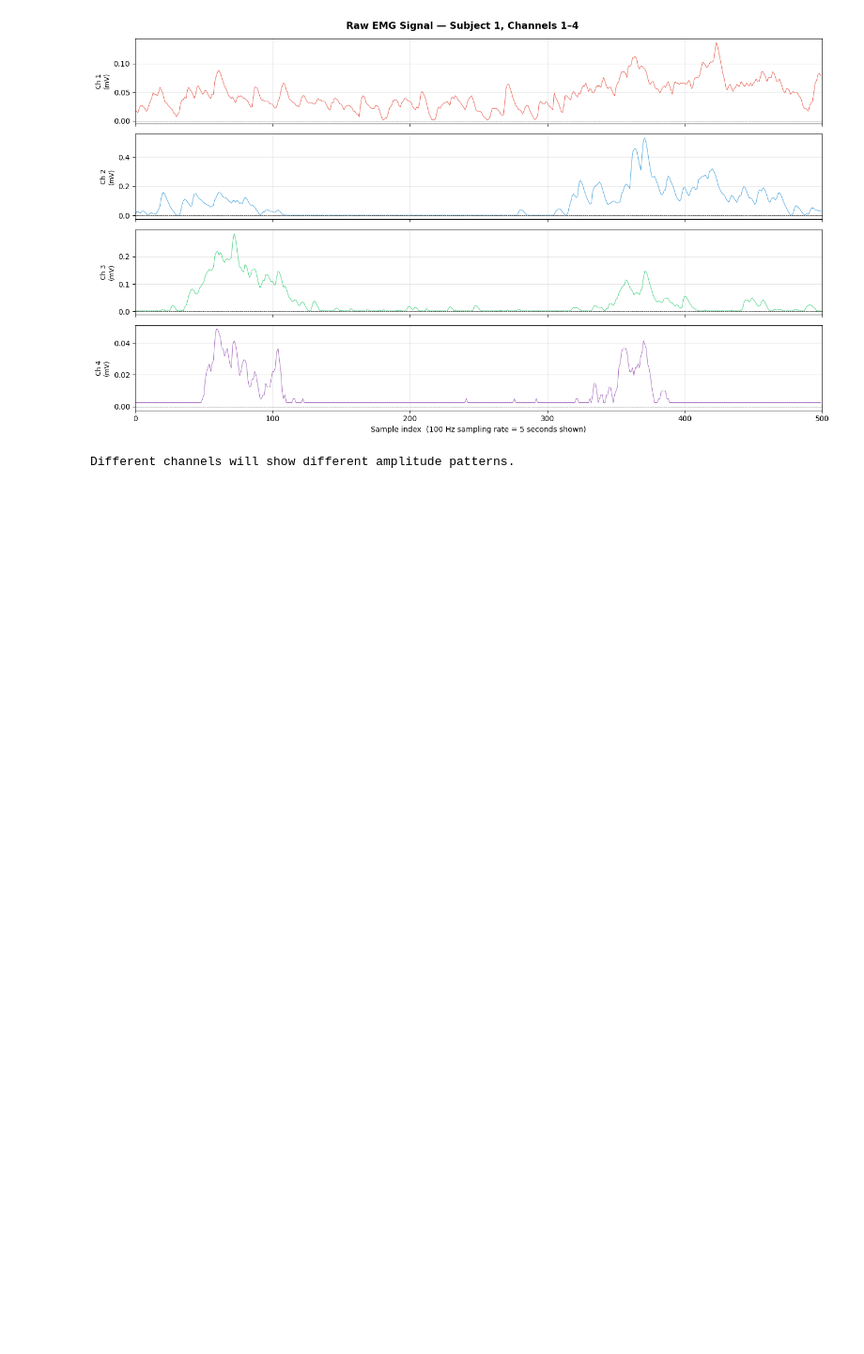
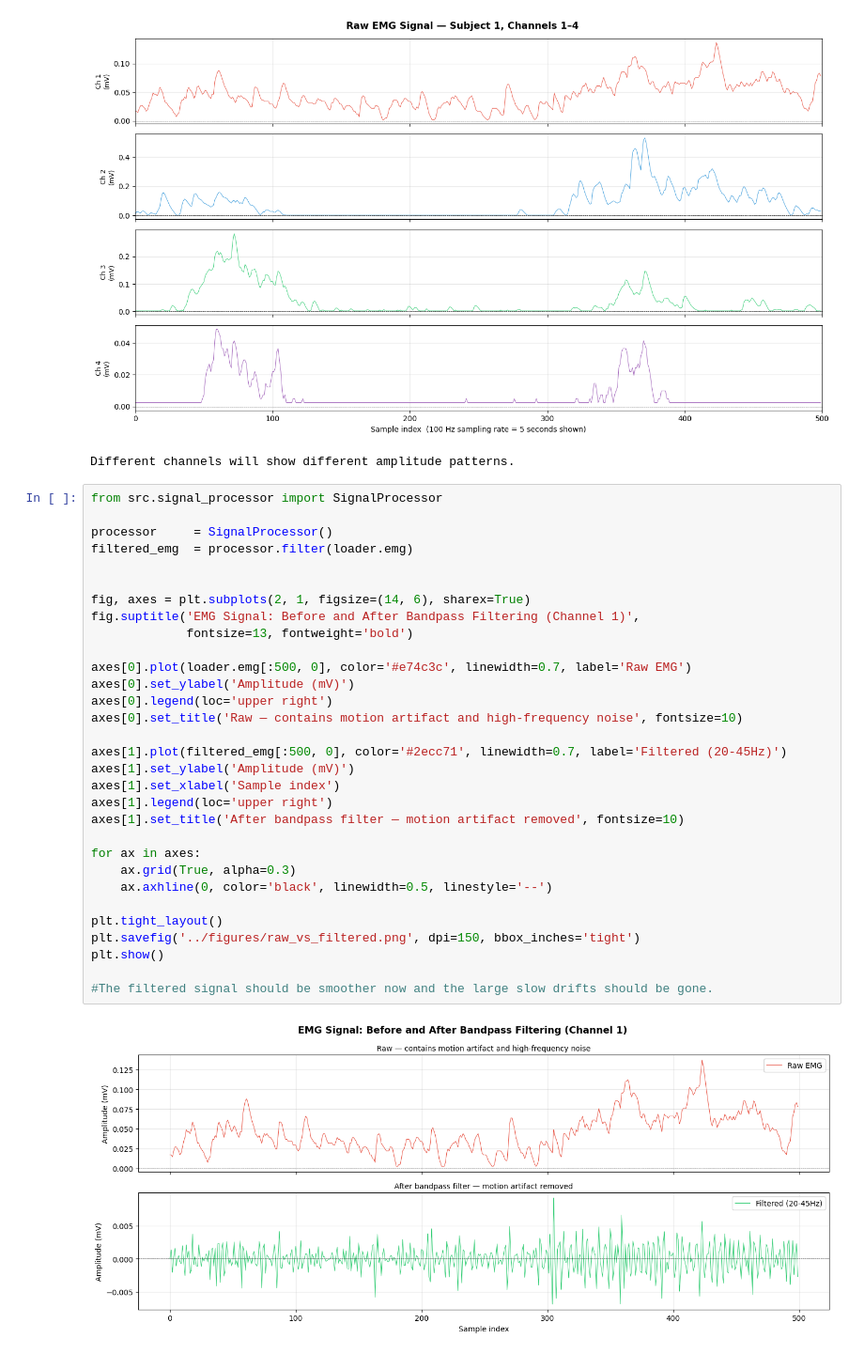
Before and after one commit to Gabby-127/emg-gesture-classifier, a Jupyter notebook: notebooks/emg_classifier.ipynb, the cells around one changed output. Shown at 94% size. Drawn from its saved outputs; the diff is of its cells as text; blank space fills up the shorter version.

```diff
--- a/notebooks/emg_classifier.ipynb
+++ b/notebooks/emg_classifier.ipynb
@@ -43,3 +43,36 @@ After filtering to gestures [1, 2, 3, 4, 5, 6]:
   Gesture 6: 3,058 samples
 [figure]
 Different channels will show different amplitude patterns.
+# %%
+from src.signal_processor import SignalProcessor
+
+processor     = SignalProcessor()
+filtered_emg  = processor.filter(loader.emg)
+
+
+fig, axes = plt.subplots(2, 1, figsize=(14, 6), sharex=True)
+fig.suptitle('EMG Signal: Before and After Bandpass Filtering (Channel 1)',
+             fontsize=13, fontweight='bold')
+
+axes[0].plot(loader.emg[:500, 0], color='#e74c3c', linewidth=0.7, label='Raw EMG')
+axes[0].set_ylabel('Amplitude (mV)')
+axes[0].legend(loc='upper right')
+axes[0].set_title('Raw — contains motion artifact and high-frequency noise', fontsize=10)
+
+axes[1].plot(filtered_emg[:500, 0], color='#2ecc71', linewidth=0.7, label='Filtered (20-45Hz)')
+axes[1].set_ylabel('Amplitude (mV)')
+axes[1].set_xlabel('Sample index')
+axes[1].legend(loc='upper right')
+axes[1].set_title('After bandpass filter — motion artifact removed', fontsize=10)
+
+for ax in axes:
+    ax.grid(True, alpha=0.3)
+    ax.axhline(0, color='black', linewidth=0.5, linestyle='--')
+
+plt.tight_layout()
+plt.savefig('../figures/raw_vs_filtered.png', dpi=150, bbox_inches='tight')
+plt.show()
+
+#The filtered signal should be smoother now and the large slow drifts should be gone.
+# %% [output]
+[figure, added]
```
Also changed, not shown: 2 other files.
